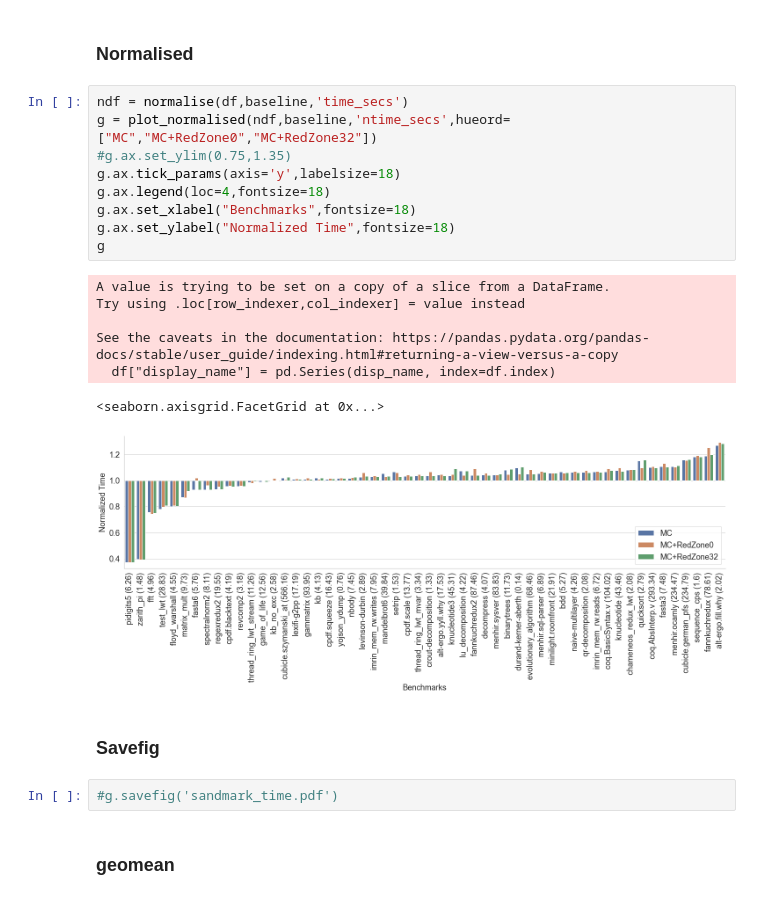
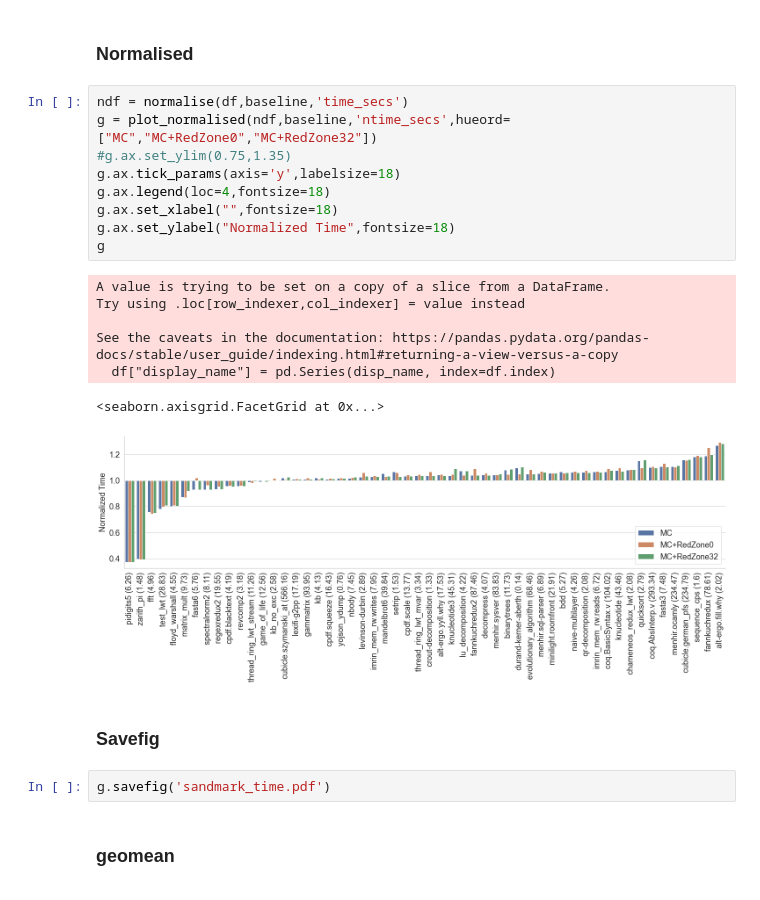
Before and after one commit to prismlab/retro-concurrency, a Jupyter notebook: sandmark-notebook/sequential.ipynb, the cells around one changed output. Drawn from its saved outputs; the diff is of its cells as text.

```diff
--- a/sandmark-notebook/sequential.ipynb
+++ b/sandmark-notebook/sequential.ipynb
@@ -320,24 +320,24 @@ g.set_xticklabels(rotation=90)
 # %%
 ndf = normalise(df,baseline,'time_secs')
 g = plot_normalised(ndf,baseline,'ntime_secs',hueord=["MC","MC+RedZone0","MC+RedZone32"])
 #g.ax.set_ylim(0.75,1.35)
 g.ax.tick_params(axis='y',labelsize=18)
 g.ax.legend(loc=4,fontsize=18)
-g.ax.set_xlabel("Benchmarks",fontsize=18)
+g.ax.set_xlabel("",fontsize=18)
 g.ax.set_ylabel("Normalized Time",fontsize=18)
 g
 # %% [output]
 A value is trying to be set on a copy of a slice from a DataFrame.
 Try using .loc[row_indexer,col_indexer] = value instead
 
 See the caveats in the documentation: https://pandas.pydata.org/pandas-docs/stable/user_guide/indexing.html#returning-a-view-versus-a-copy
   df["display_name"] = pd.Series(disp_name, index=df.index)
 <seaborn.axisgrid.FacetGrid at 0x...>
-[figure, old version]
+[figure, new version]
 # %% [markdown]
 ### Savefig
 # %%
-#g.savefig('sandmark_time.pdf')
+g.savefig('sandmark_time.pdf')
 # %% [markdown]
 ### geomean
 # %%
```
Also changed, not shown: parts of 2 cells of this notebook, 5 other files.
